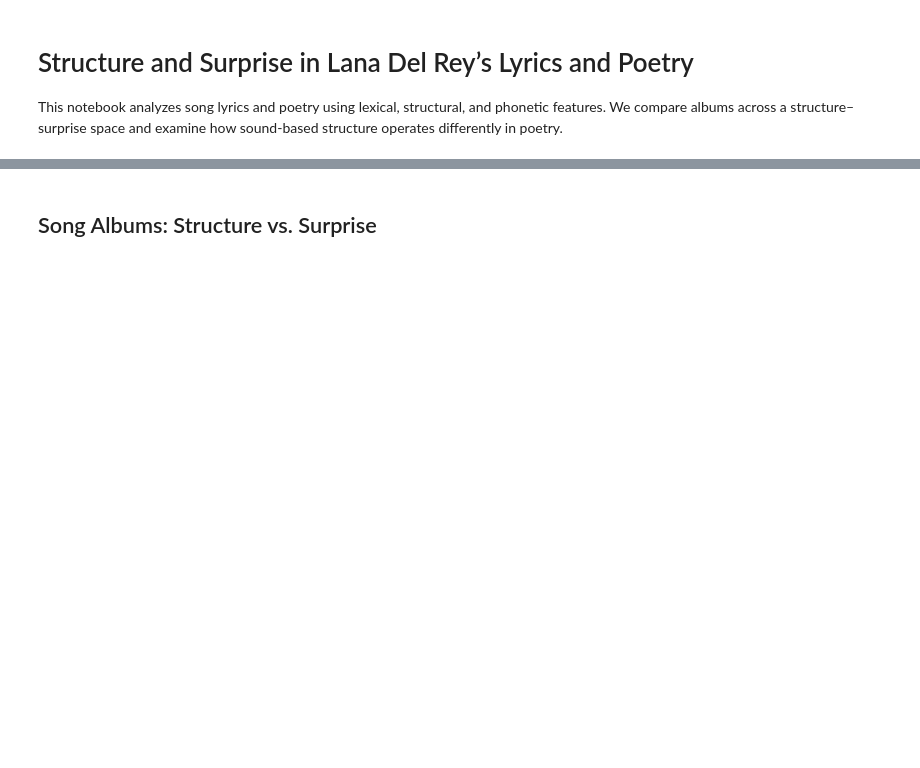
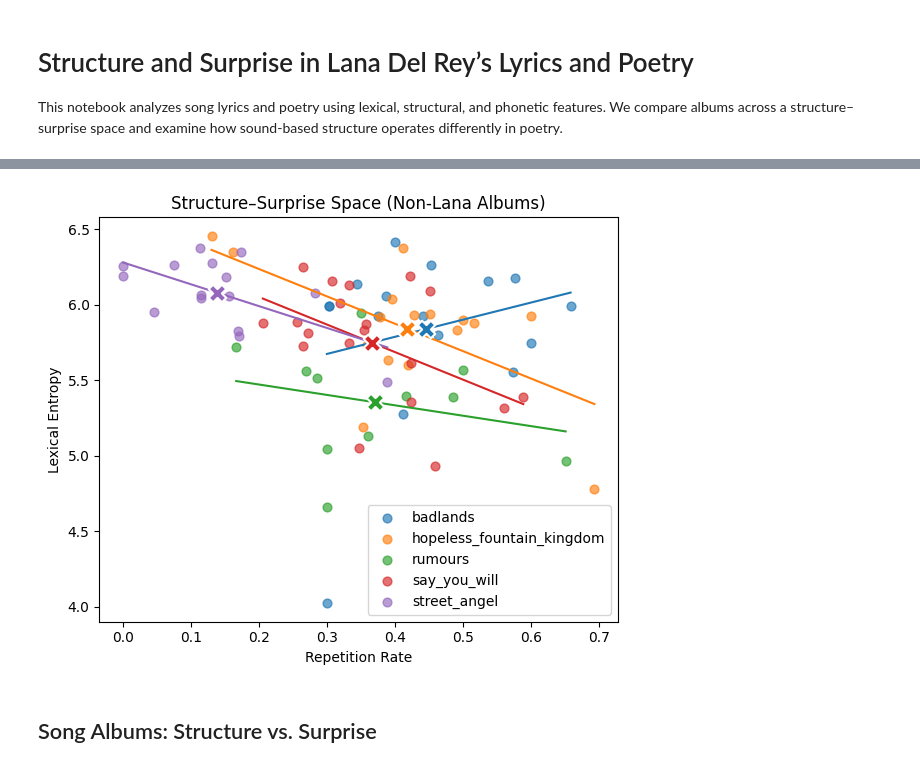
Before and after one commit to mahlidol/lana_analysis-main, a Jupyter notebook: CMOR-438/notebooks/02_structure_surprise.ipynb, the cells around one changed output, grey strips where cells are left out. Saved outputs shown, nothing was run; the diff lists cells and outputs as text; code cells hidden in the pictures; blank space fills up the shorter version.

```diff
--- a/CMOR-438/notebooks/02_structure_surprise.ipynb
+++ b/CMOR-438/notebooks/02_structure_surprise.ipynb
@@ -135,30 +163,54 @@ plt.show()
 # %%
 plt.figure(figsize=(6, 5))
 
 for album in sorted(df_non_lana["album"].unique()):
     sub = df_non_lana[df_non_lana["album"] == album]
 
+    # scatter points
     plt.scatter(
         sub["repetition_rate"],
         sub["lexical_entropy"],
-        s=60,
-        alpha=0.85,
+        s=40,
+        alpha=0.65,
         label=album
     )
+
+    # means (always safe)
+    mean_x = sub["repetition_rate"].mean()
+    mean_y = sub["lexical_entropy"].mean()
 
     if len(sub) > 1:
         x = sub["repetition_rate"].values
         y = sub["lexical_entropy"].values
+
         m, b = np.polyfit(x, y, 1)
-        xs = np.linspace(0, 0.7, 100)
-        plt.plot(xs, m * xs + b)
+        xs = np.linspace(x.min(), x.max(), 100)
+
+        line, = plt.plot(xs, m * xs + b)
+        line_color = line.get_color()
+    else:
+        line_color = "black"
+
+    # centroid X (matches line color)
+    plt.scatter(
+        mean_x,
+        mean_y,
+        marker="X",
+        s=160,
+        color=line_color,
+        edgecolor="white",
+        linewidth=1.5,
+        zorder=6
+    )
 
 plt.xlabel("Repetition Rate")
 plt.ylabel("Lexical Entropy")
 plt.title("Structure–Surprise Space (Non-Lana Albums)")
 plt.legend()
 plt.tight_layout()
 plt.show()
+# %% [output]
+[figure, added]
 # %% [markdown]
 ## Song Albums: Structure vs. Surprise
 # %%
```
Also changed, not shown: parts of 12 cells of this notebook, 1 other file.
